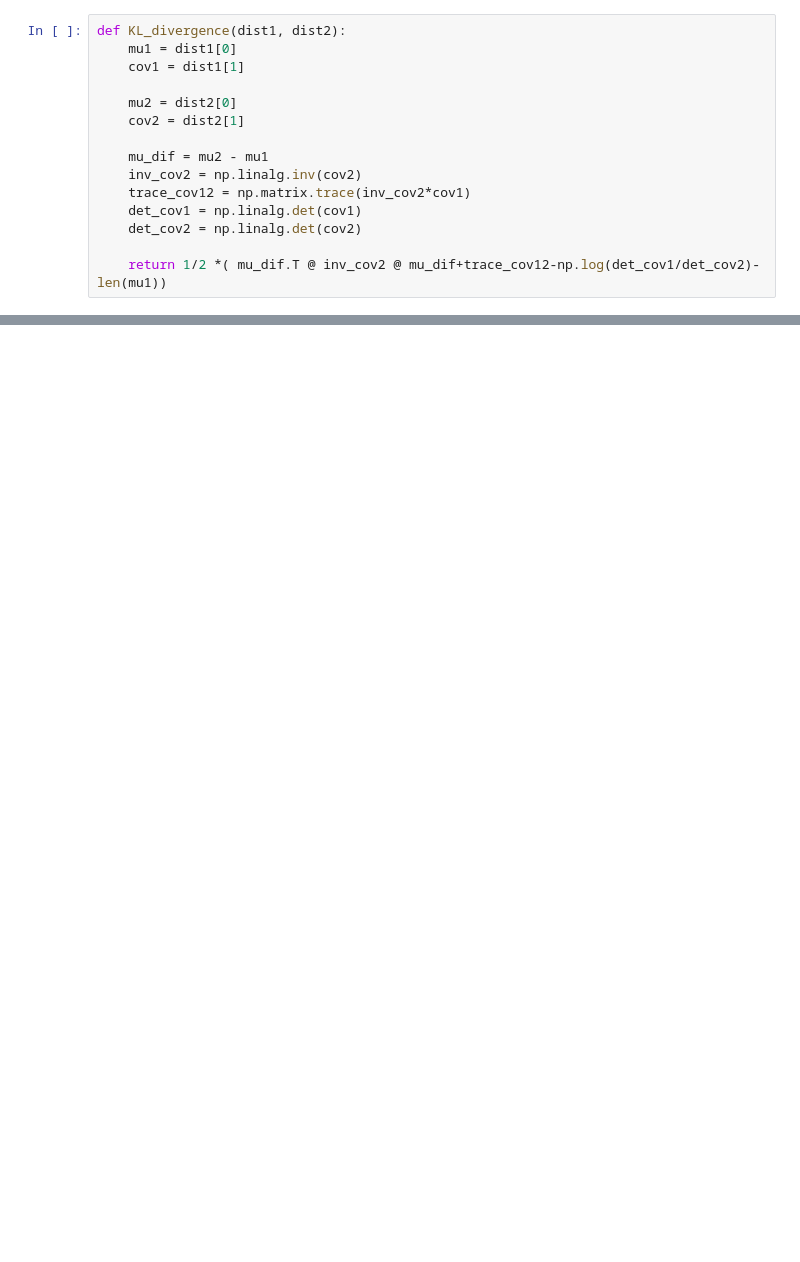
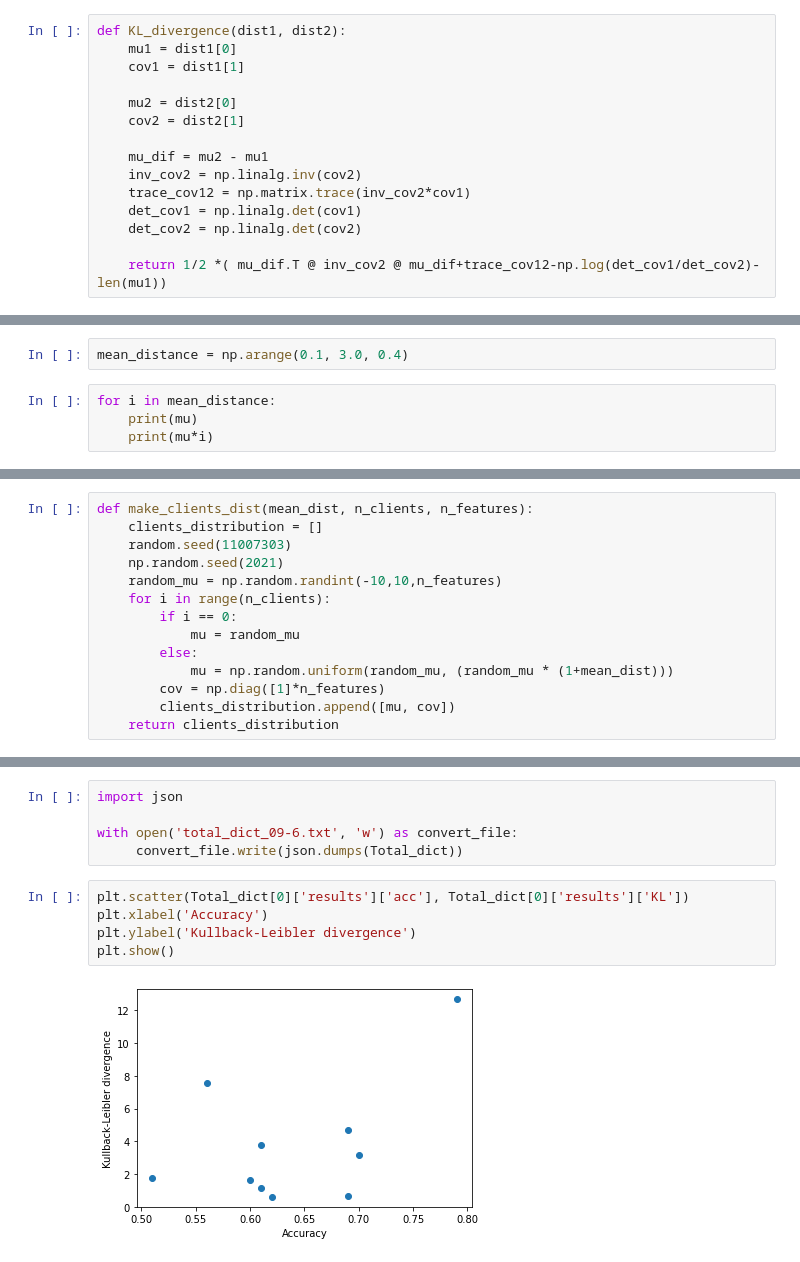
Before and after one commit to romyho-w/Thesis_FL_Ectrie, a Jupyter notebook: FL_HE_2/Simulation_Data.ipynb, the cells around one changed output, grey strips where cells are left out. Drawn from its saved outputs; the diff is of its cells as text; blank space fills up the shorter version.

```diff
--- a/FL_HE_2/Simulation_Data.ipynb
+++ b/FL_HE_2/Simulation_Data.ipynb
@@ -212,0 +145,6 @@ Best model, iter: 1, acc: 0.6610000133514404
+# %%
+mean_distance = np.arange(0.1, 3.0, 0.4)
+# %%
+for i in mean_distance:
+    print(mu)
+    print(mu*i)
@@ -212,0 +168,14 @@ Best model, iter: 1, acc: 0.6610000133514404
+# %%
+def make_clients_dist(mean_dist, n_clients, n_features):
+    clients_distribution = []
+    random.seed(11007303)
+    np.random.seed(2021)
+    random_mu = np.random.randint(-10,10,n_features)
+    for i in range(n_clients):
+        if i == 0:
+            mu = random_mu
+        else:
+            mu = np.random.uniform(random_mu, (random_mu * (1+mean_dist)))
+        cov = np.diag([1]*n_features)
+        clients_distribution.append([mu, cov])
+    return clients_distribution
@@ -212,0 +359,12 @@ Best model, iter: 1, acc: 0.6610000133514404
+# %%
+import json
+
+with open('total_dict_09-6.txt', 'w') as convert_file:
+     convert_file.write(json.dumps(Total_dict))
+# %%
+plt.scatter(Total_dict[0]['results']['acc'], Total_dict[0]['results']['KL'])
+plt.xlabel('Accuracy')
+plt.ylabel('Kullback-Leibler divergence')
+plt.show()
+# %% [output]
+[figure, added]
```
Also changed, not shown: parts of 54 cells of this notebook, 4 other files.
